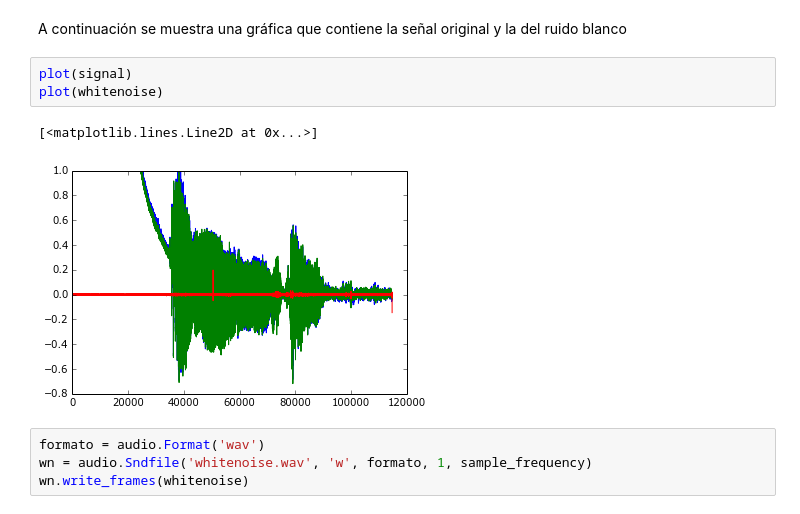
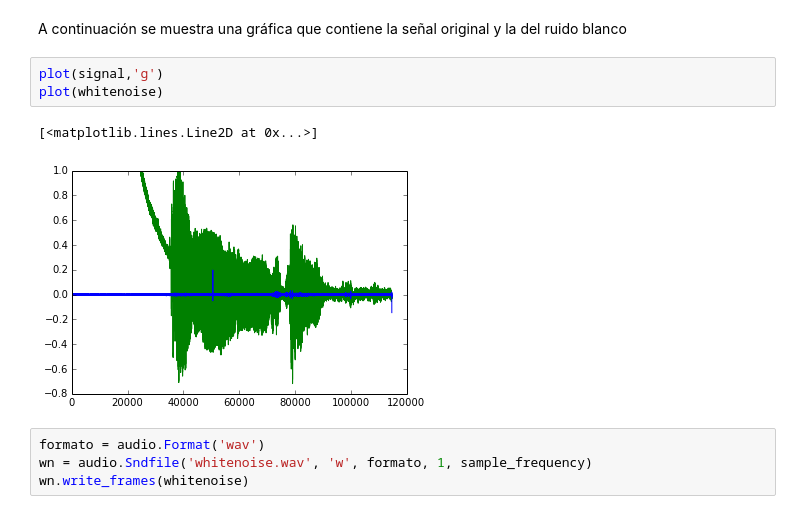
Before and after one commit to auracuervog/Cuervo_Diaz_hw5, a Jupyter notebook: Point2/Punto2.ipynb, the cells around one changed output. Cells and saved outputs as stored; diff of their text form.

```diff
--- a/Point2/Punto2.ipynb
+++ b/Point2/Punto2.ipynb
@@ -66,11 +67,11 @@ plot(whitenoise)
 # %% [markdown]
 A continuación se muestra una gráfica que contiene la señal original y la del ruido blanco
 # %%
-plot(signal)
+plot(signal,'g')
 plot(whitenoise)
 # %% [output]
 [<matplotlib.lines.Line2D at 0x...>]
-[figure, old version]
+[figure, new version]
 # %%
 formato = audio.Format('wav')
 wn = audio.Sndfile('whitenoise.wav', 'w', formato, 1, sample_frequency)
```
Also changed, not shown: parts of 6 cells of this notebook.
